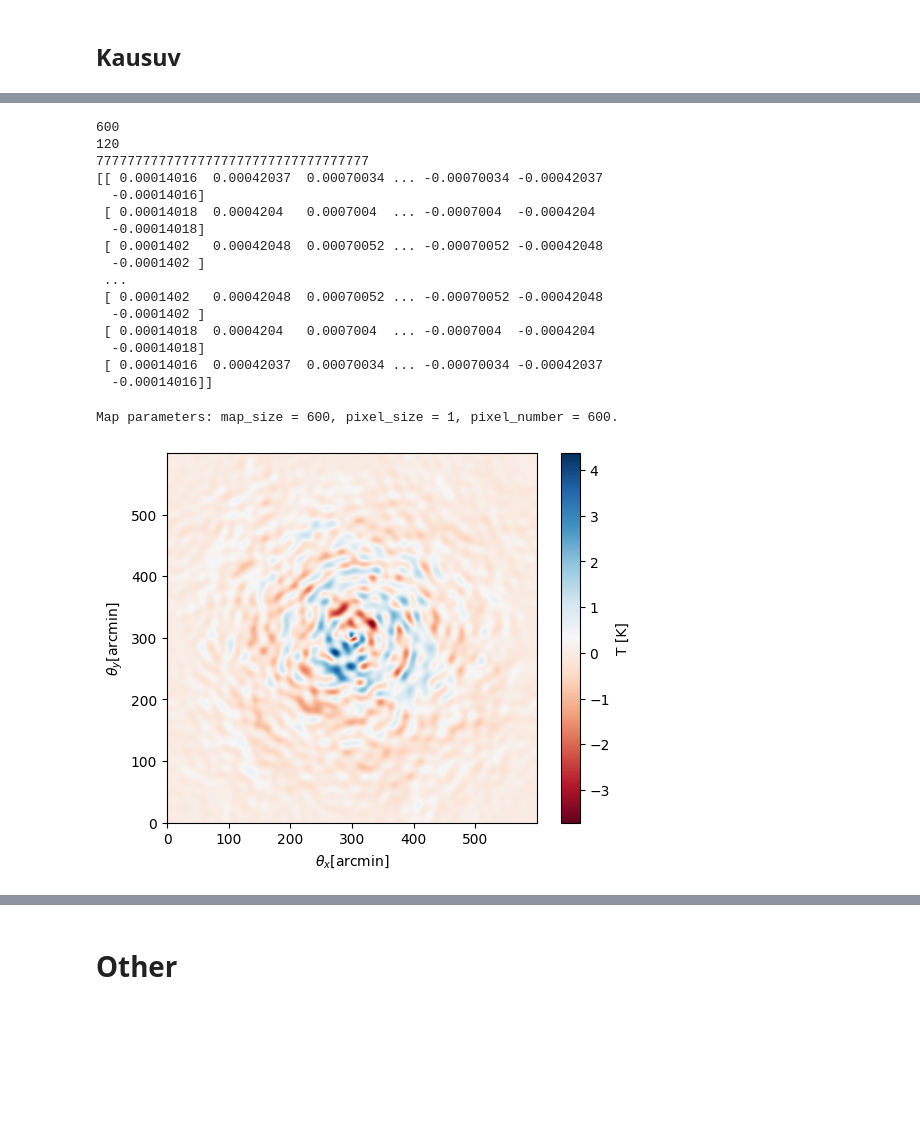
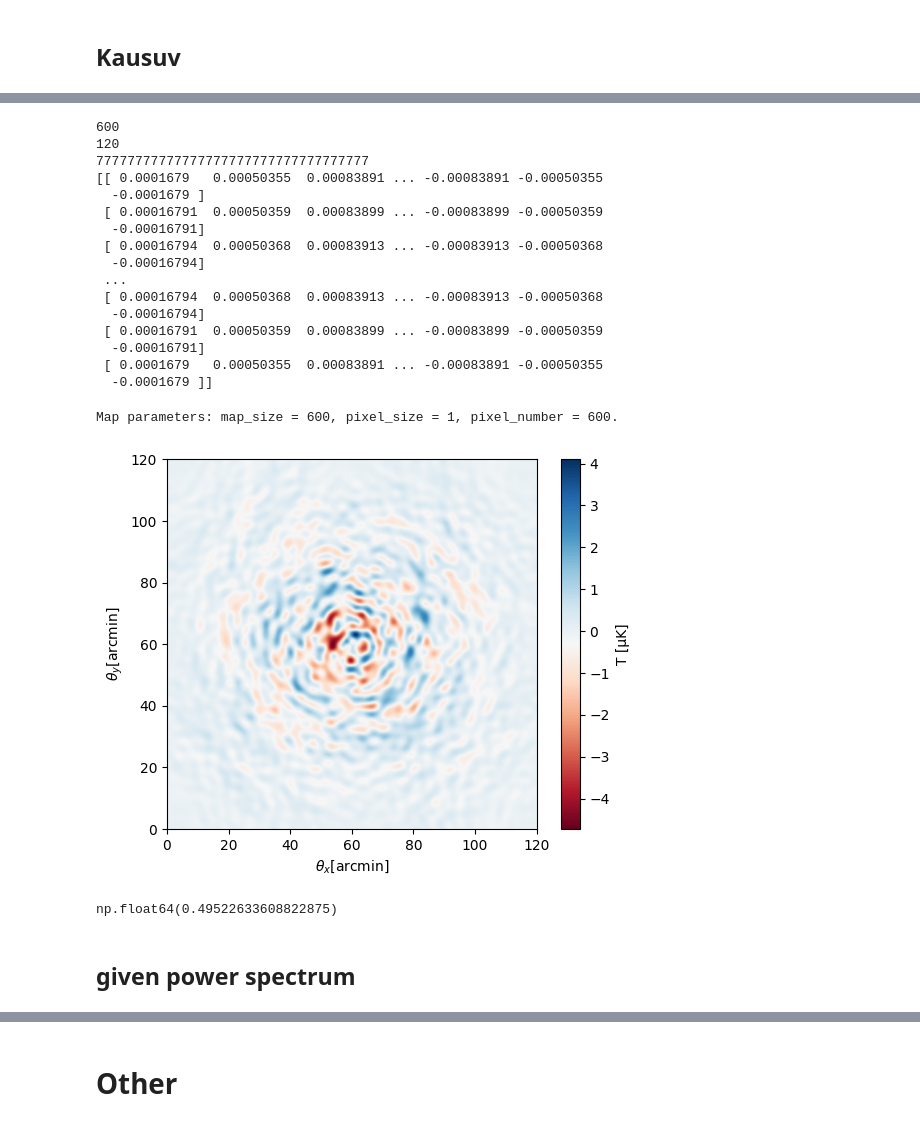
Before and after one commit to jzimm24/research-intern-AIfA, a Jupyter notebook: notebookes/cmb-maps.ipynb, the cells around one changed output, grey strips where cells are left out. Drawn from its saved outputs; the diff is of its cells as text; code cells hidden in the pictures; blank space fills up the shorter version.

Commit message:
preset spectrum try

```diff
--- a/notebookes/cmb-maps.ipynb
+++ b/notebookes/cmb-maps.ipynb
@@ -1331,7 +1331,7 @@ RMS = 84.35045375878707
 from codes.map_creation import nfw_lens
 h = 0.6774
 omega_m = 0.3089
-lens = nfw_lens(cosmology = FlatLambdaCDM(H0=h*100., Om0=omega_m))
+lens = nfw_lens(cluster_mass =10e14, cosmology = FlatLambdaCDM(H0=h*100., Om0=omega_m))
 # %%
 lens.make_map(120, 0.2)
 lens._calc_angular_seperation()
@@ -1355,19 +1355,19 @@ alpha = np.array([lens.alphaX, lens.alphaY])
 600
 120
 77777777777777777777777777777777777
-[[ 0.00014016  0.00042037  0.00070034 ... -0.00070034 -0.00042037
-  -0.00014016]
- [ 0.00014018  0.0004204   0.0007004  ... -0.0007004  -0.0004204
-  -0.00014018]
- [ 0.0001402   0.00042048  0.00070052 ... -0.00070052 -0.00042048
-  -0.0001402 ]
+[[ 0.0001679   0.00050355  0.00083891 ... -0.00083891 -0.00050355
+  -0.0001679 ]
+ [ 0.00016791  0.00050359  0.00083899 ... -0.00083899 -0.00050359
+  -0.00016791]
+ [ 0.00016794  0.00050368  0.00083913 ... -0.00083913 -0.00050368
+  -0.00016794]
  ...
- [ 0.0001402   0.00042048  0.00070052 ... -0.00070052 -0.00042048
-  -0.0001402 ]
- [ 0.00014018  0.0004204   0.0007004  ... -0.0007004  -0.0004204
-  -0.00014018]
- [ 0.00014016  0.00042037  0.00070034 ... -0.00070034 -0.00042037
-  -0.00014016]]
+ [ 0.00016794  0.00050368  0.00083913 ... -0.00083913 -0.00050368
+  -0.00016794]
+ [ 0.00016791  0.00050359  0.00083899 ... -0.00083899 -0.00050359
+  -0.00016791]
+ [ 0.0001679   0.00050355  0.00083891 ... -0.00083891 -0.00050355
+  -0.0001679 ]]
 # %%
 output = lensing(pre_lens_map=background_map_real, lens = alpha)
 output.lensing_map = alpha
@@ -1379,14 +1379,21 @@ output.apply_lensing()
 # %% [output]
 Map parameters: map_size = 600, pixel_size = 1, pixel_number = 600.
 # %%
-#im = plt.imshow(output.get_lensed_map()-background_map_real, origin='lower', interpolation='bilinear', cmap='RdBu', norm = matplotlib.colors.LogNorm())
-im = plt.imshow(output.get_lensed_map()-background_map_real, origin='lower', interpolation='bilinear', cmap='RdBu')
+#im = plt.imshow(output.get_lensed_map(), extent = [0, 0.2*600, 0, 0.2*600], origin='lower', interpolation='bilinear', cmap='RdBu')
+#im = plt.imshow(background_map_real, extent = [0, 0.2*600, 0, 0.2*600], origin='lower', interpolation='bilinear', cmap='RdBu')
+im = plt.imshow(output.get_lensed_map()-background_map_real, extent = [0, 0.2*600, 0, 0.2*600], origin='lower', interpolation='bilinear', cmap='RdBu')
 im.set_clim()
 
 plt.xlabel(r"$\theta_x$[arcmin]")
 plt.ylabel(r"$\theta_y$[arcmin]")
 
 cbar = plt.colorbar(im)
-cbar.set_label("T [K]")   # label for the scale
+cbar.set_label("T [μK]")   # label for the scale
 # %% [output]
-[figure, old version]
+[figure, new version]
+# %%
+np.std(output.get_lensed_map()-background_map_real)
+# %% [output]
+np.float64(0.49522633608822875)
+# %% [markdown]
+## given power spectrum
```
Also changed, not shown: parts of 6 cells of this notebook.
